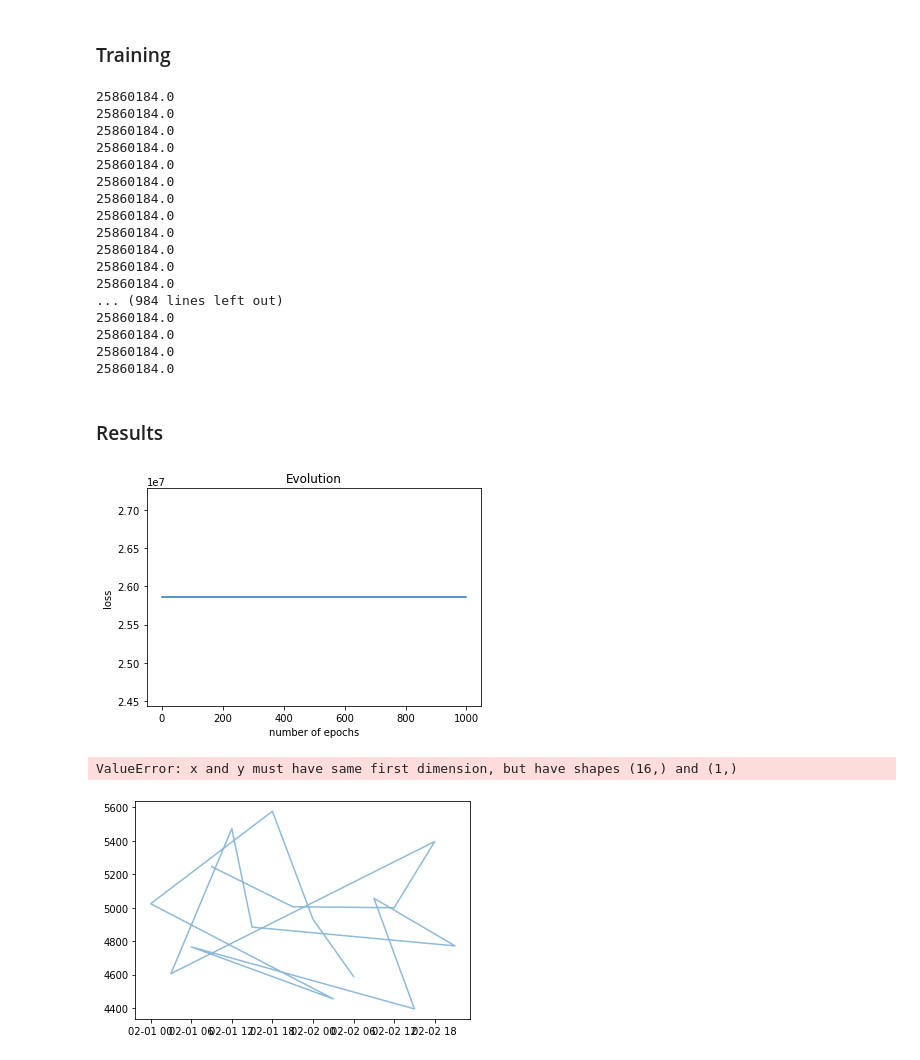
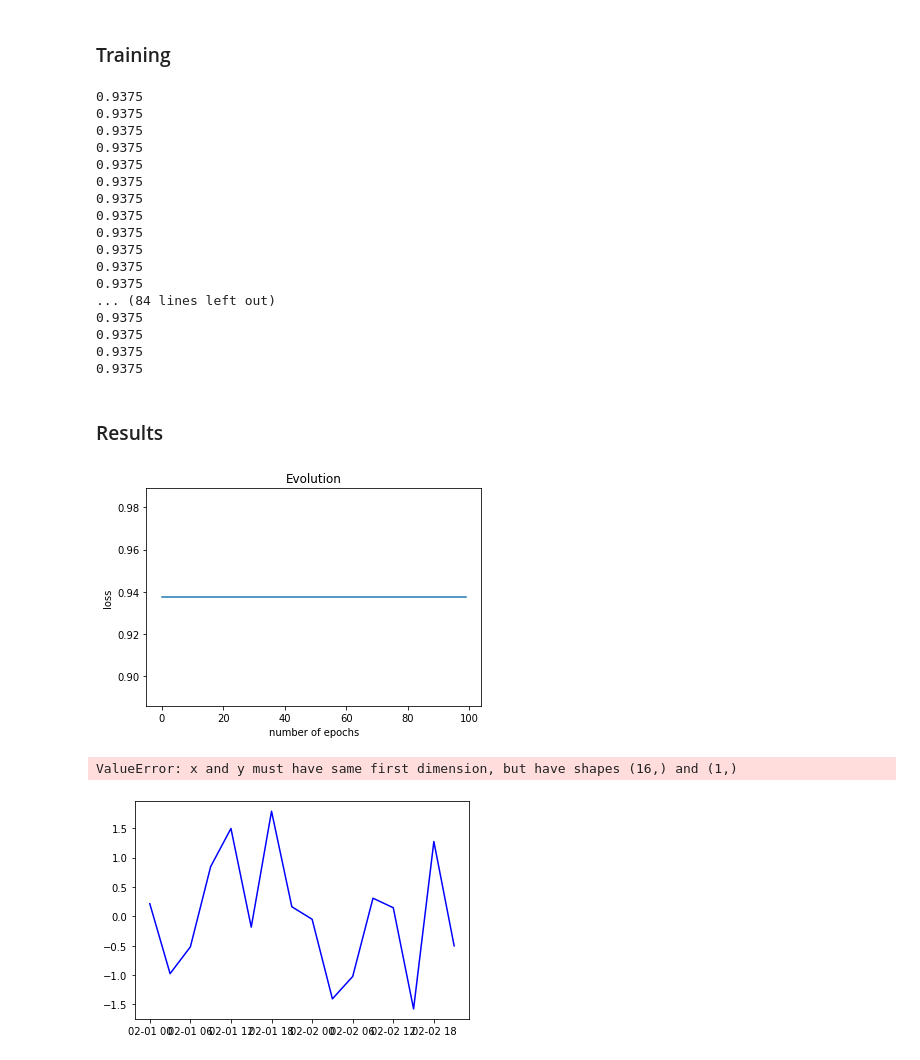
Before and after one commit to NicolasLacroix/data-representation, a Jupyter notebook: notebooks/consumption_prediction.ipynb, the cells around one changed output. Drawn from its saved outputs; the diff is of its cells as text; code cells hidden in the pictures.

```diff
--- a/notebooks/consumption_prediction.ipynb
+++ b/notebooks/consumption_prediction.ipynb
@@ -103,15 +52,9 @@ BATCH_SIZE = 3
 # %% [markdown]
 ### Training dataset
 # %%
-# TODO: normalize all columns or only Consuming ?
-# TODO: improve performances
-# data_train = pd.concat([data, data_meteo], axis=1, join='inner')[:TRAIN_SPLIT-NB_DAYS]
 data_train = pd.merge(data, data_meteo, on=['Date - Heure', 'Date', 'Heure']).drop(['Consommation (MW)'], axis=1)
+print(data_train.shape)
 data_train = data_train.fillna(0)
-# normalizing data
-"""data_train_mean = data_train["Consommation (MW)"].mean()
-data_train_std = data_train["Consommation (MW)"].std()
-data_train["Consommation (MW)"] = (data_train["Consommation (MW)"]-data_train_mean)/data_train_std"""
 # final training dataset
 data_train.head()
 # %% [output]
@@ -138,0 +77,7 @@ Name: Consommation (MW), dtype: float64
+# %%
+# normalizing data
+target_data_mean = target_data.mean()
+target_data_std = target_data.std()
+target_data = (target_data-target_data_mean)/target_data_std
+# final target dataset
+target_data.head()
@@ -140,7 +92,7 @@ Name: Consommation (MW), dtype: float64
 ### Neural Network
 # %%
 # converting data (to pytorch tensor)
-input_data = torch.FloatTensor(data_train.select_dtypes(include=['int', 'float']).values[:BATCH_SIZE])
-target = torch.FloatTensor(target_data.values)[:BATCH_SIZE].view(3, 1)
+input_data = torch.FloatTensor(data_train.select_dtypes(include=['int', 'float']).values)#.values[:BATCH_SIZE])
+target = torch.FloatTensor(target_data.values).view(-1,1)#[:BATCH_SIZE].view(3, 1)
 target.shape
 # %% [output]
@@ -164,8 +116,8 @@ Sequential(
 # %%
 # launch criterias + optimizing options
 criterion = nn.MSELoss() # MSELoss = moindres carrés
-optimizer = torch.optim.SGD(neuralNetwork.parameters(), lr=0.000003) # lr = learning rate
-nbEpochs = 1000 # nombre d'itérations
+optimizer = torch.optim.SGD(neuralNetwork.parameters(), lr=0.03) # lr = learning rate
+nbEpochs = 100 # nombre d'itérations
 # %% [markdown]
 ### Training
 # %%
@@ -180,23 +132,23 @@ for epoch in range(nbEpochs):
     print(loss.item())
     items.append(loss.item())
 # %% [output]
-25860184.0
-25860184.0
-25860184.0
-25860184.0
-25860184.0
-25860184.0
-25860184.0
-25860184.0
-25860184.0
-25860184.0
-25860184.0
-25860184.0
-... (984 lines left out)
-25860184.0
-25860184.0
-25860184.0
-25860184.0
+0.9375
+0.9375
+0.9375
+0.9375
+0.9375
+0.9375
+0.9375
+0.9375
+0.9375
+0.9375
+0.9375
+0.9375
+... (84 lines left out)
+0.9375
+0.9375
+0.9375
+0.9375
 # %% [markdown]
 ### Results
 # %%
@@ -209,20 +161,20 @@ ax.set(xlabel='number of epochs', ylabel='loss',
        title='Evolution')
 plt.show()
 # %% [output]
-[figure, old version]
+[figure, new version]
 # %%
 # results
 # gca = get current axis
 ax = plt.gca()
 # dataset values
 # TODO: remove label='Consommaation' ?
 # TODO: specify title
-plt.plot(data_train['Date - Heure'].values, target_data.values, '-', label='True data', alpha=0.5)
-plt.plot(data_train['Date - Heure'].values, output.values, '--', label='Predictions', alpha=0.5)
+plt.plot(data_train['Date - Heure'].values, target_data.values, '-', label='True data', color='b')
+plt.plot(data_train['Date - Heure'].values, output.values, '--', label='Predictions', color='r')
 plt.show()
 
 # prediction results
 # TODO: plot prediction results
 # %% [output]
 ValueError: x and y must have same first dimension, but have shapes (16,) and (1,)
-[figure, old version]
+[figure, new version]
```
Also changed, not shown: parts of 8 cells of this notebook, 2 other files.
